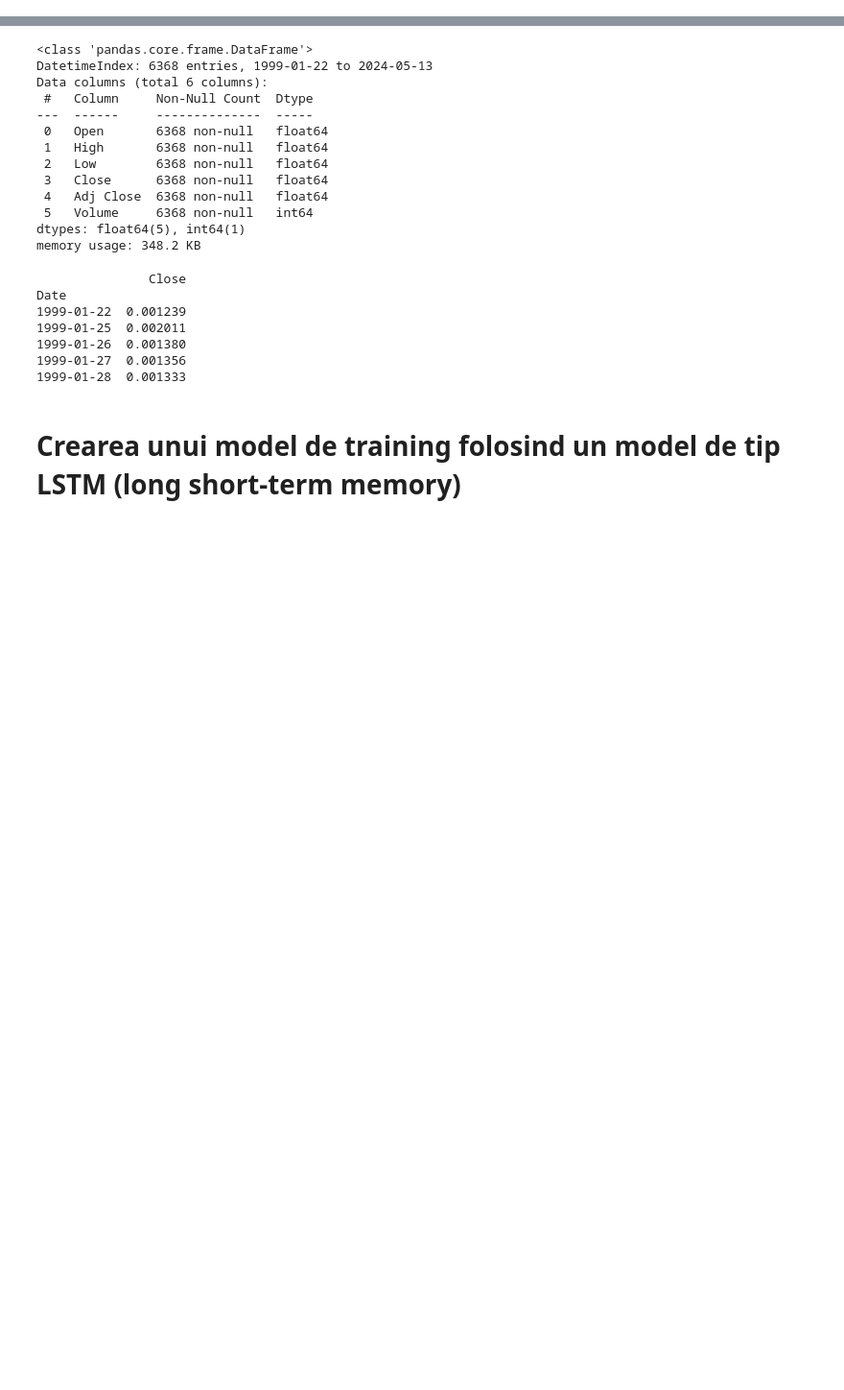
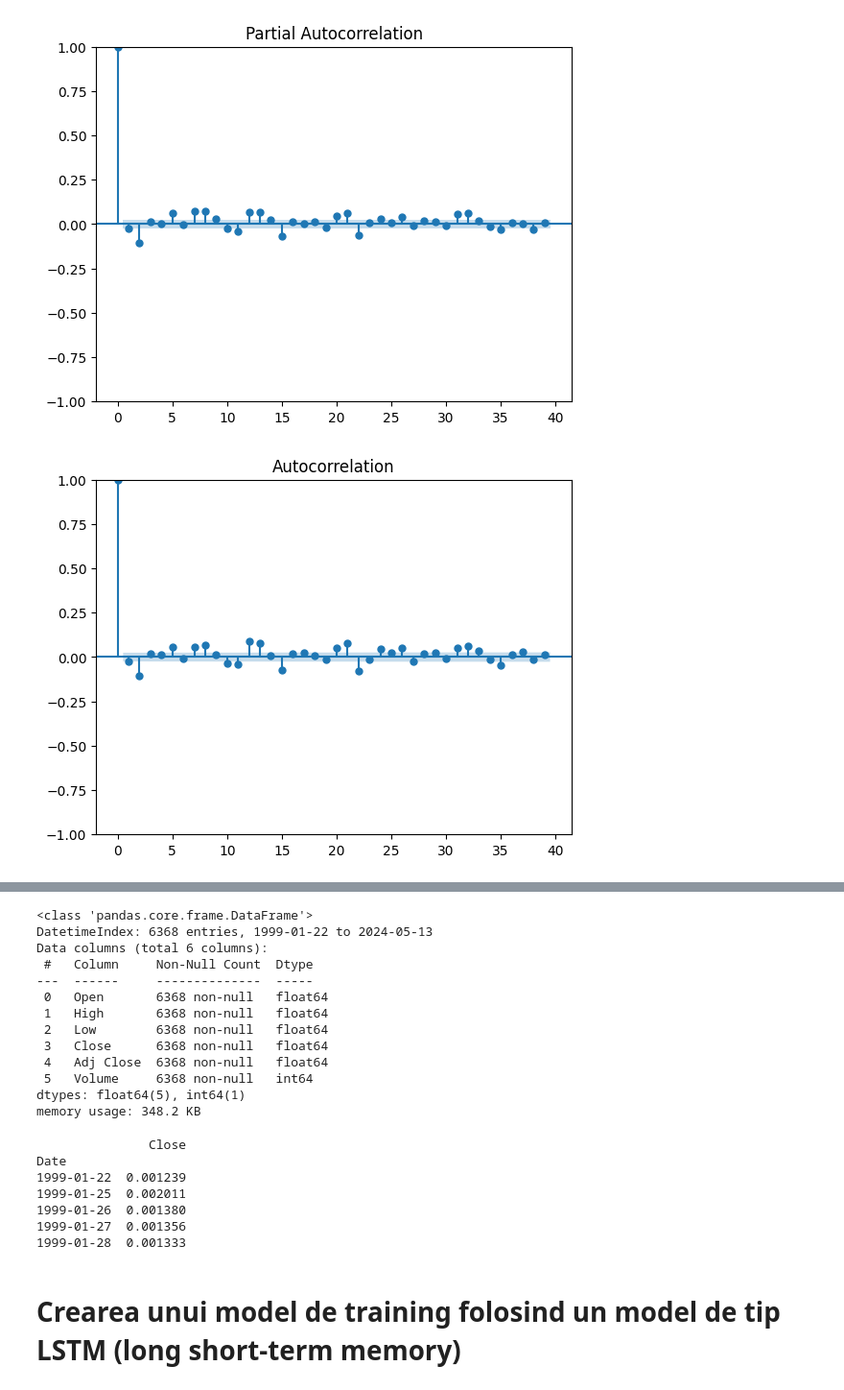
Before and after one commit to bonteanuionut/proiect-econometrie-avansata, a Jupyter notebook: proiect econ avansata/NVDA3.ipynb, the cells around one changed output, grey strips where cells are left out. Shown at 96% size. Cells and saved outputs as stored; diff of their text form; code cells hidden in the pictures; blank space fills up the shorter version.

```diff
--- a/proiect econ avansata/NVDA3.ipynb
+++ b/proiect econ avansata/NVDA3.ipynb
@@ -5,0 +45,5 @@ from arima_model import (split_data
+# %%
+plot_pacf_acf(dataset_train, 'Close_diff_1')
+# %% [output]
+[figure, added]
+[figure, added]
```
Also changed, not shown: parts of 11 cells of this notebook.
